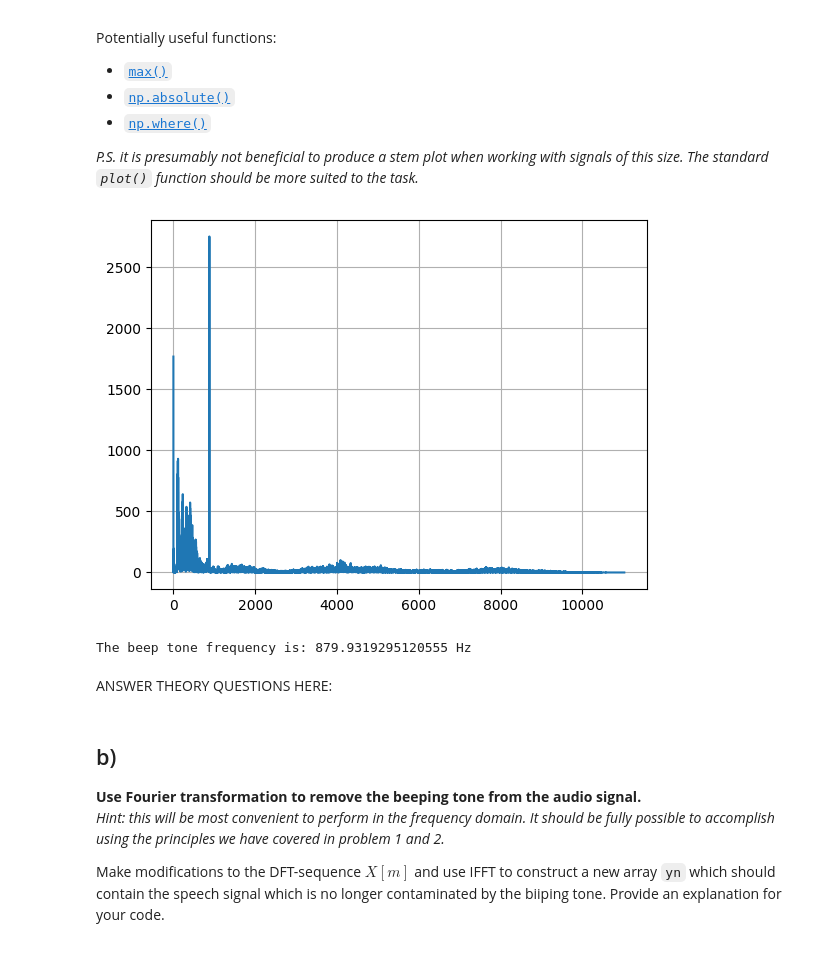
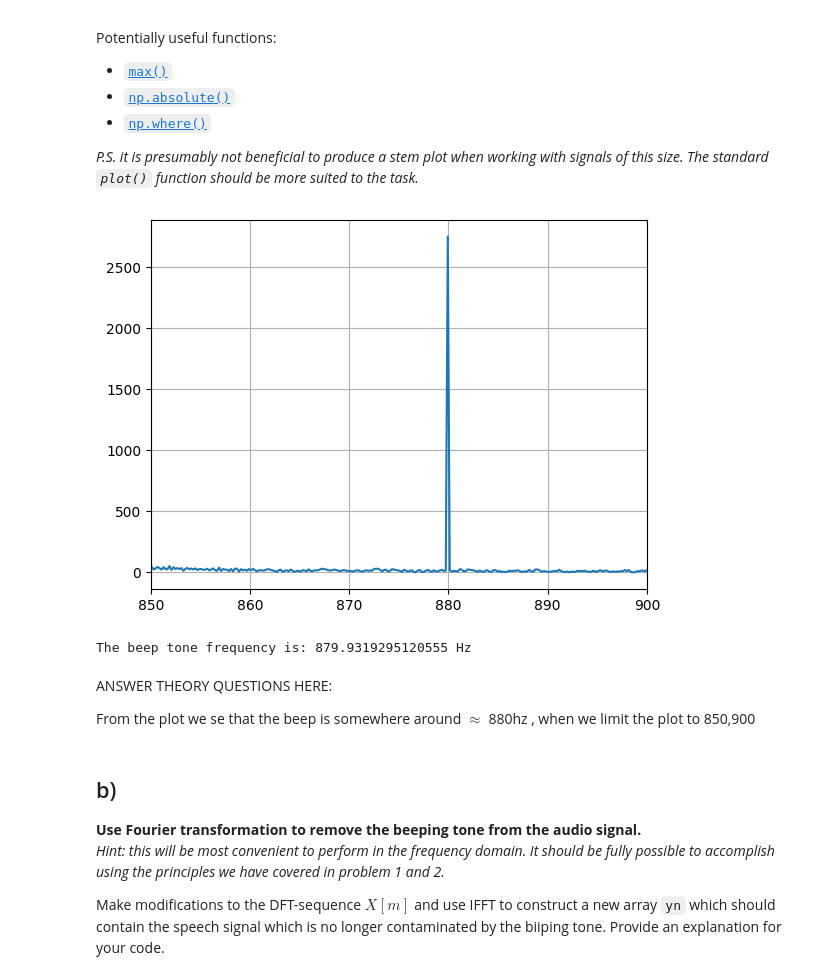
Before and after one commit to AndreFug/AIS2201, a Jupyter notebook: Exercise_4/Problem3.ipynb, the cells around one changed output. Drawn from its saved outputs; the diff is of its cells as text; code cells hidden in the pictures.

```diff
--- a/Exercise_4/Problem3.ipynb
+++ b/Exercise_4/Problem3.ipynb
@@ -44,25 +44,28 @@ Potentially useful functions:
 # %%
 # WRITE YOUR CODE IN THIS CELL:
 
 
 X = np.fft.fft(xn)
 freq = np.fft.fftfreq(len(X), 1/fs)
 xMag = np.abs(X)
 
 plt.plot(freq[:len(freq)//2], xMag[:len(X)//2])
 plt.grid(True)
+plt.xlim(850, 900)
 plt.show()
 
 
 peaIndex = np.argmax(xMag[:len(X)//2])
 beepFrequency = freq[peaIndex]
 
 print(f"The beep tone frequency is: {beepFrequency} Hz")
 # %% [output]
-[figure, old version]
+[figure, new version]
 The beep tone frequency is: 879.9319295120555 Hz
-# %% [markdown]
-ANSWER THEORY QUESTIONS HERE:
+# %% [markdown]
+ANSWER THEORY QUESTIONS HERE:
+
+From the plot we se that the beep is somewhere around $\approx$ 880hz , when we limit the plot to 850,900
 # %% [markdown]
 ## b)
 **Use Fourier transformation to remove the beeping tone from the audio signal.**
```
Also changed, not shown: parts of 3 cells of this notebook, 1 other file.
